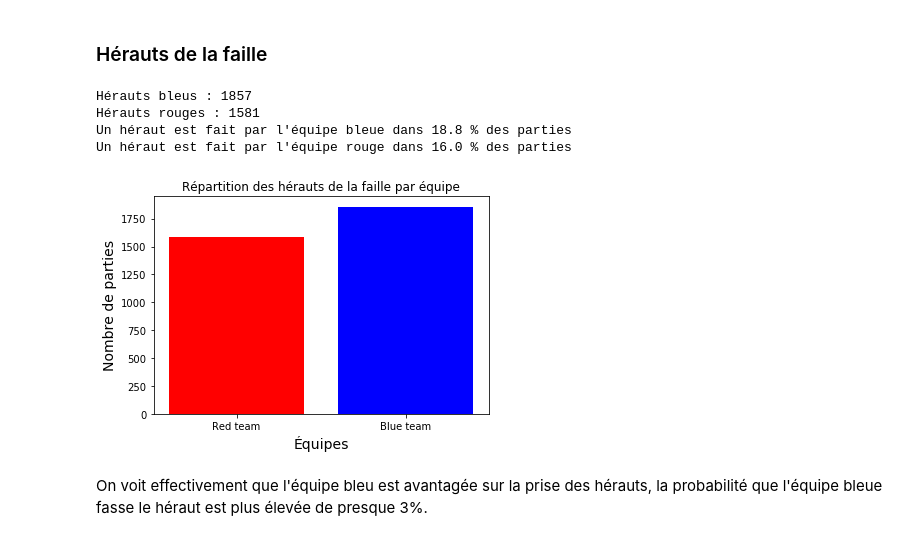
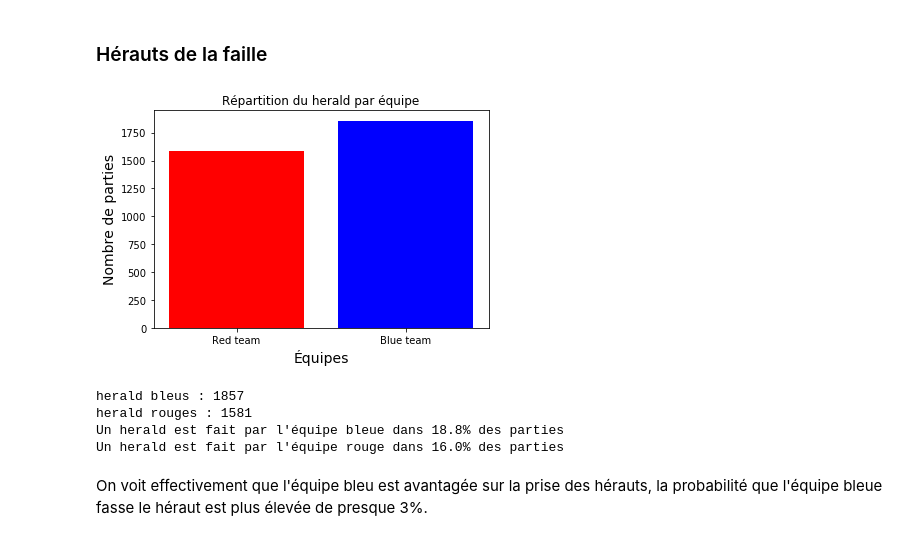
Before and after one commit to Preuce/ProjetIAS, a Jupyter notebook: Main.ipynb, the cells around one changed output. Drawn from its saved outputs; the diff is of its cells as text; code cells hidden in the pictures.

```diff
--- a/Main.ipynb
+++ b/Main.ipynb
@@ -132,40 +121,42 @@ Les monstres élites (dragons et hérauts de la faille) offrent de nombreux avan
 ![L'image Lol_Map.png n'a pas pu être chargé](images/LoL_Map.png)
 ## Principe
 Nous allons donc comparer la prévalence des différents monstres élites dans les parties gagnées, ainsi que la proportion de parties où les différents objectifs ont été pris par chaque équipe. Si les monstres élites influent peu sur le taux de victoire, ou si chaque équipe a en réalité le même nombre de monstre élite en moyenne, alors nous pourrons considérer doubler les données.
+# %%
+def EliteMonsterRepartition(dataframe, in_col):
+    cols = dataframe[dataframe[in_col] > -1]
+    blue = 0
+    red = 0
+    amount = []
+
+    for index, current in cols.iterrows():
+        if current[in_col] == 1:
+            blue += 1
+        elif current[in_col] == 0:
+            red += 1
+        amount.append(1)
+
+    #g = sn.barplot(x=in_col,y=amount,data=cols)
+    #g.set(xticklabels=["Red team", "Blue team"])
+    plt.xlabel("Équipes", size=14)
+    plt.ylabel("Nombre de parties", size=14)
+    plt.bar(['Red team', 'Blue team'], height = [red, blue], color = ['red', 'blue'])
+    plt.title("Répartition du " + in_col + " par équipe")
+
+    plt.show()
+    print(in_col, 'bleus :', blue)
+    print(in_col, 'rouges :', red)
+    print('Un ' + in_col + ' est fait par l\'équipe bleue dans ' + str(round(100*blue/len(dataframe), 1)) + '% des parties')
+    print('Un '+ in_col + ' est fait par l\'équipe rouge dans ' + str(round(100*red/len(dataframe), 1)) + '% des parties')
 # %% [markdown]
 ### Hérauts de la faille
-# %%
-def HeraldRepartition(dataframe):
-    cols = dataframe[dataframe['heralds'] > -1]
-    blue = 0
-    red = 0
-    amount = []
-
-    for index, current in cols.iterrows():
-        if current['heralds'] == 1:
-            blue = blue + 1
-        elif current['heralds'] == 0:
-            red = red + 1
-        amount.append(1)
-
-    print('Hérauts bleus :', blue)
-    print('Hérauts rouges :', red)
-    print('Un héraut est fait par l\'équipe bleue dans', round(100*blue/len(dataframe), 1), '% des parties')
-    print('Un héraut est fait par l\'équipe rouge dans', round(100*red/len(dataframe), 1), '% des parties')
-    plt.title("Répartition des hérauts de la faille par équipe")
-    g = sn.barplot(x="heralds",y=amount,data=cols)
-    g.set(xticklabels=["Red team", "Blue team"])
-    plt.xlabel("Équipes", size=14)
-    plt.ylabel("Nombre de parties", size=14)
-    plt.bar(['red', 'blue'], height = [red, blue], color = ['red', 'blue'])
-    plt.show()
-HeraldRepartition(dfSimplified)
-# %% [output]
-Hérauts bleus : 1857
-Hérauts rouges : 1581
-Un héraut est fait par l'équipe bleue dans 18.8 % des parties
-Un héraut est fait par l'équipe rouge dans 16.0 % des parties
-[figure, removed]
+# %%
+EliteMonsterRepartition(dfSimplified, 'herald')
+# %% [output]
+[figure, added]
+herald bleus : 1857
+herald rouges : 1581
+Un herald est fait par l'équipe bleue dans 18.8% des parties
+Un herald est fait par l'équipe rouge dans 16.0% des parties
 # %% [markdown]
 On voit effectivement que l'équipe bleu est avantagée sur la prise des hérauts, la probabilité que l'équipe bleue fasse le héraut est plus élevée de presque 3%.
 # %% [markdown]
```
Also changed, not shown: parts of 19 cells of this notebook.
